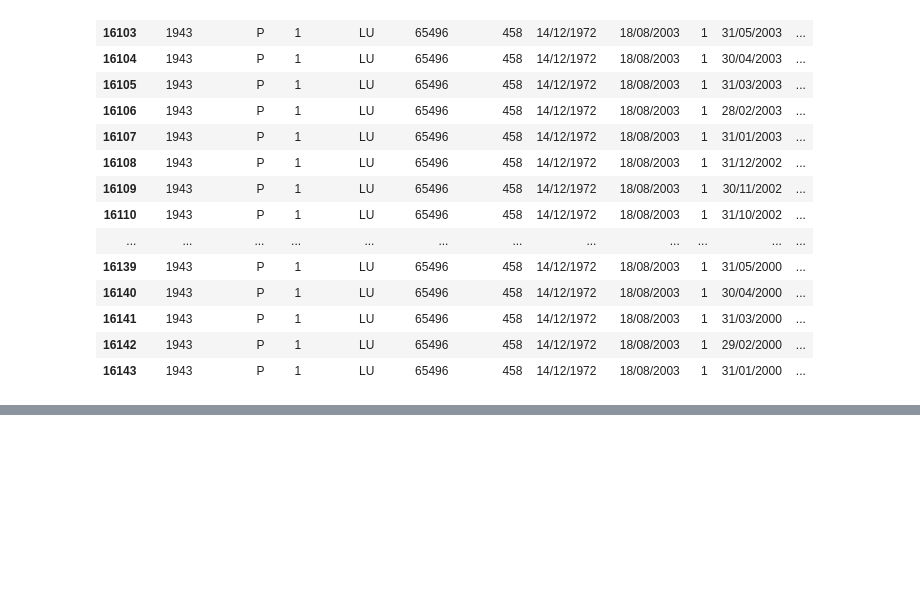
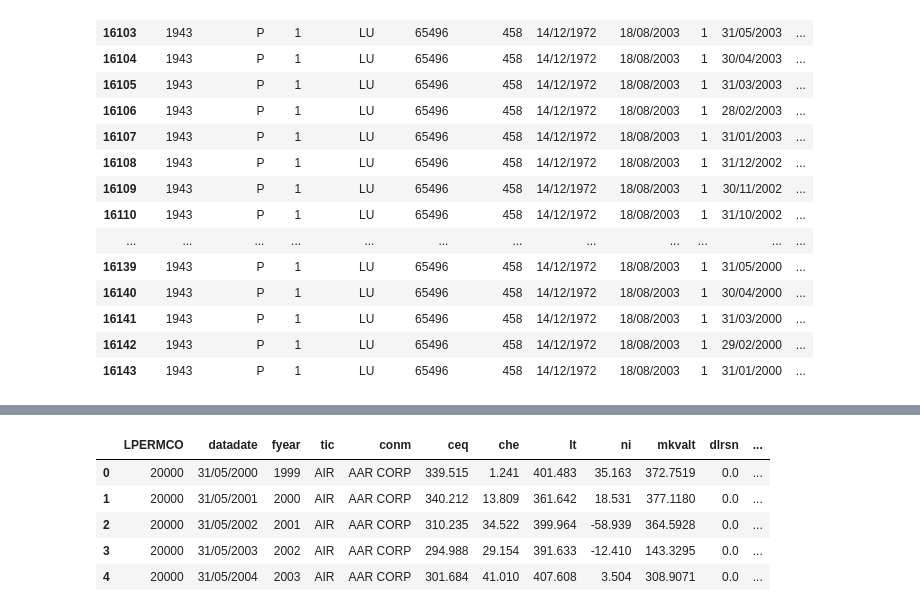
Before and after one commit to evamferreira/Thesis_Rep, a Jupyter notebook: Data/data_treat.ipynb, the cells around one changed output, grey strips where cells are left out. Drawn from its saved outputs; the diff is of its cells as text; code cells hidden in the pictures; blank space fills up the shorter version.

```diff
--- a/Data/data_treat.ipynb
+++ b/Data/data_treat.ipynb
@@ -261,0 +314,11 @@ price2.loc[price2['tic']=='BMMI']
+# %%
+acc = df[['LPERMCO','datadate','fyear','tic','conm','ceq', 'che', 'lt', 'ni',
+          'mkvalt', 'dlrsn', 'gind', 'sic', 'dldte']]
+acc.head()
+# %% [output]
+|  | LPERMCO | datadate | fyear | tic | conm | ceq | che | lt | ni | mkvalt | dlrsn | ... |
+| 0 | 20000 | 31/05/2000 | 1999 | AIR | AAR CORP | 339.515 | 1.241 | 401.483 | 35.163 | 372.7519 | 0.0 | ... |
+| 1 | 20000 | 31/05/2001 | 2000 | AIR | AAR CORP | 340.212 | 13.809 | 361.642 | 18.531 | 377.1180 | 0.0 | ... |
+| 2 | 20000 | 31/05/2002 | 2001 | AIR | AAR CORP | 310.235 | 34.522 | 399.964 | -58.939 | 364.5928 | 0.0 | ... |
+| 3 | 20000 | 31/05/2003 | 2002 | AIR | AAR CORP | 294.988 | 29.154 | 391.633 | -12.410 | 143.3295 | 0.0 | ... |
+| 4 | 20000 | 31/05/2004 | 2003 | AIR | AAR CORP | 301.684 | 41.010 | 407.608 | 3.504 | 308.9071 | 0.0 | ... |
```
Also changed, not shown: parts of 10 cells of this notebook, 2 other files.
